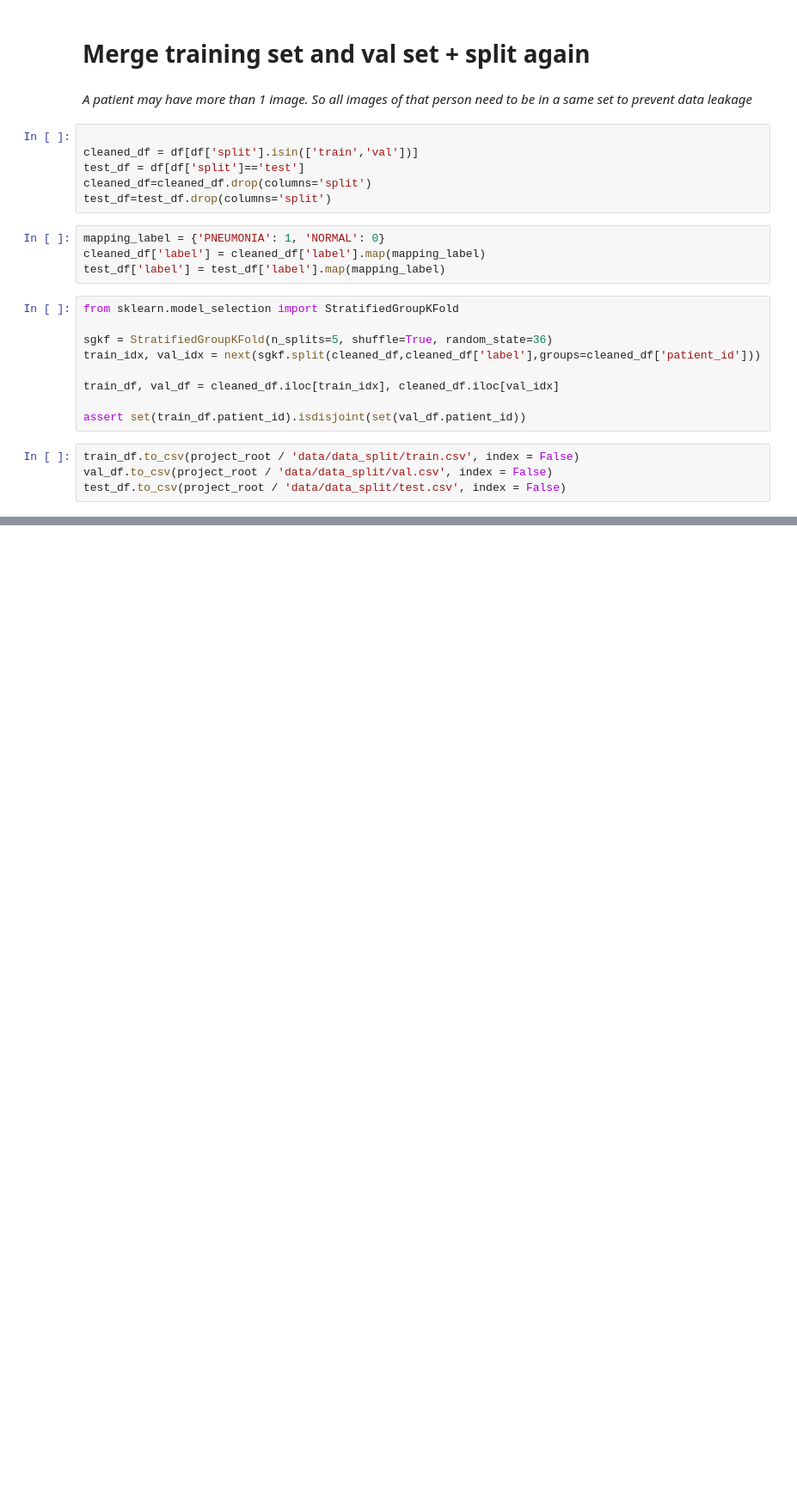
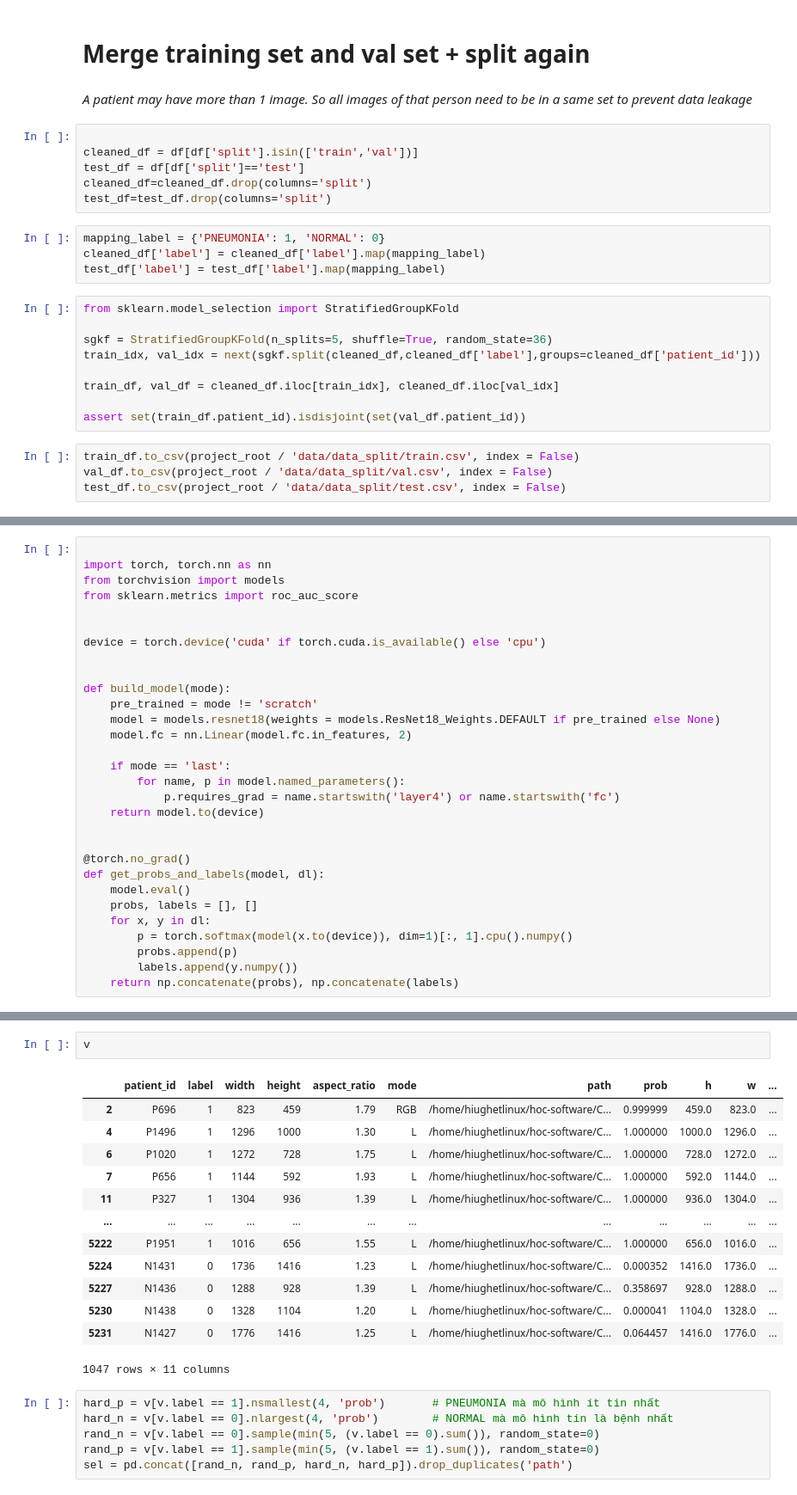
Before and after one commit to TetDongDay07/Chest_XRay_Pneumonia, a Jupyter notebook: notebook/eda.ipynb, the cells around one changed output, grey strips where cells are left out. Shown at 86% size. Saved outputs shown, nothing was run; the diff lists cells and outputs as text; blank space fills up the shorter version.

```diff
--- a/notebook/eda.ipynb
+++ b/notebook/eda.ipynb
@@ -303,0 +324,30 @@ nd
+# %%
+
+import torch, torch.nn as nn
+from torchvision import models
+from sklearn.metrics import roc_auc_score
+
+
+device = torch.device('cuda' if torch.cuda.is_available() else 'cpu')
+
+
+def build_model(mode):
+    pre_trained = mode != 'scratch'
+    model = models.resnet18(weights = models.ResNet18_Weights.DEFAULT if pre_trained else None)
+    model.fc = nn.Linear(model.fc.in_features, 2)
+
+    if mode == 'last':
+        for name, p in model.named_parameters():
+            p.requires_grad = name.startswith('layer4') or name.startswith('fc')
+    return model.to(device)
+
+
+@torch.no_grad()
+def get_probs_and_labels(model, dl):
+    model.eval()
+    probs, labels = [], []
+    for x, y in dl:
+        p = torch.softmax(model(x.to(device)), dim=1)[:, 1].cpu().numpy()
+        probs.append(p)
+        labels.append(y.numpy())
+    return np.concatenate(probs), np.concatenate(labels)
@@ -303,0 +435,22 @@ nd
+# %%
+v
+# %% [output]
+|  | patient_id | label | width | height | aspect_ratio | mode | path | prob | h | w | ... |
+| 2 | P696 | 1 | 823 | 459 | 1.79 | RGB | /home/hiughetlinux/hoc-software/C... | 0.999999 | 459.0 | 823.0 | ... |
+| 4 | P1496 | 1 | 1296 | 1000 | 1.30 | L | /home/hiughetlinux/hoc-software/C... | 1.000000 | 1000.0 | 1296.0 | ... |
+| 6 | P1020 | 1 | 1272 | 728 | 1.75 | L | /home/hiughetlinux/hoc-software/C... | 1.000000 | 728.0 | 1272.0 | ... |
+| 7 | P656 | 1 | 1144 | 592 | 1.93 | L | /home/hiughetlinux/hoc-software/C... | 1.000000 | 592.0 | 1144.0 | ... |
+| 11 | P327 | 1 | 1304 | 936 | 1.39 | L | /home/hiughetlinux/hoc-software/C... | 1.000000 | 936.0 | 1304.0 | ... |
+| ... | ... | ... | ... | ... | ... | ... | ... | ... | ... | ... | ... |
+| 5222 | P1951 | 1 | 1016 | 656 | 1.55 | L | /home/hiughetlinux/hoc-software/C... | 1.000000 | 656.0 | 1016.0 | ... |
+| 5224 | N1431 | 0 | 1736 | 1416 | 1.23 | L | /home/hiughetlinux/hoc-software/C... | 0.000352 | 1416.0 | 1736.0 | ... |
+| 5227 | N1436 | 0 | 1288 | 928 | 1.39 | L | /home/hiughetlinux/hoc-software/C... | 0.358697 | 928.0 | 1288.0 | ... |
+| 5230 | N1438 | 0 | 1328 | 1104 | 1.20 | L | /home/hiughetlinux/hoc-software/C... | 0.000041 | 1104.0 | 1328.0 | ... |
+| 5231 | N1427 | 0 | 1776 | 1416 | 1.25 | L | /home/hiughetlinux/hoc-software/C... | 0.064457 | 1416.0 | 1776.0 | ... |
+1047 rows × 11 columns
+# %%
+hard_p = v[v.label == 1].nsmallest(4, 'prob')       # PNEUMONIA mà mô hình ít tin nhất
+hard_n = v[v.label == 0].nlargest(4, 'prob')        # NORMAL mà mô hình tin là bệnh nhất
+rand_n = v[v.label == 0].sample(min(5, (v.label == 0).sum()), random_state=0)
+rand_p = v[v.label == 1].sample(min(5, (v.label == 1).sum()), random_state=0)
+sel = pd.concat([rand_n, rand_p, hard_n, hard_p]).drop_duplicates('path')
```
Also changed, not shown: parts of 33 cells of this notebook, 4 other files.
